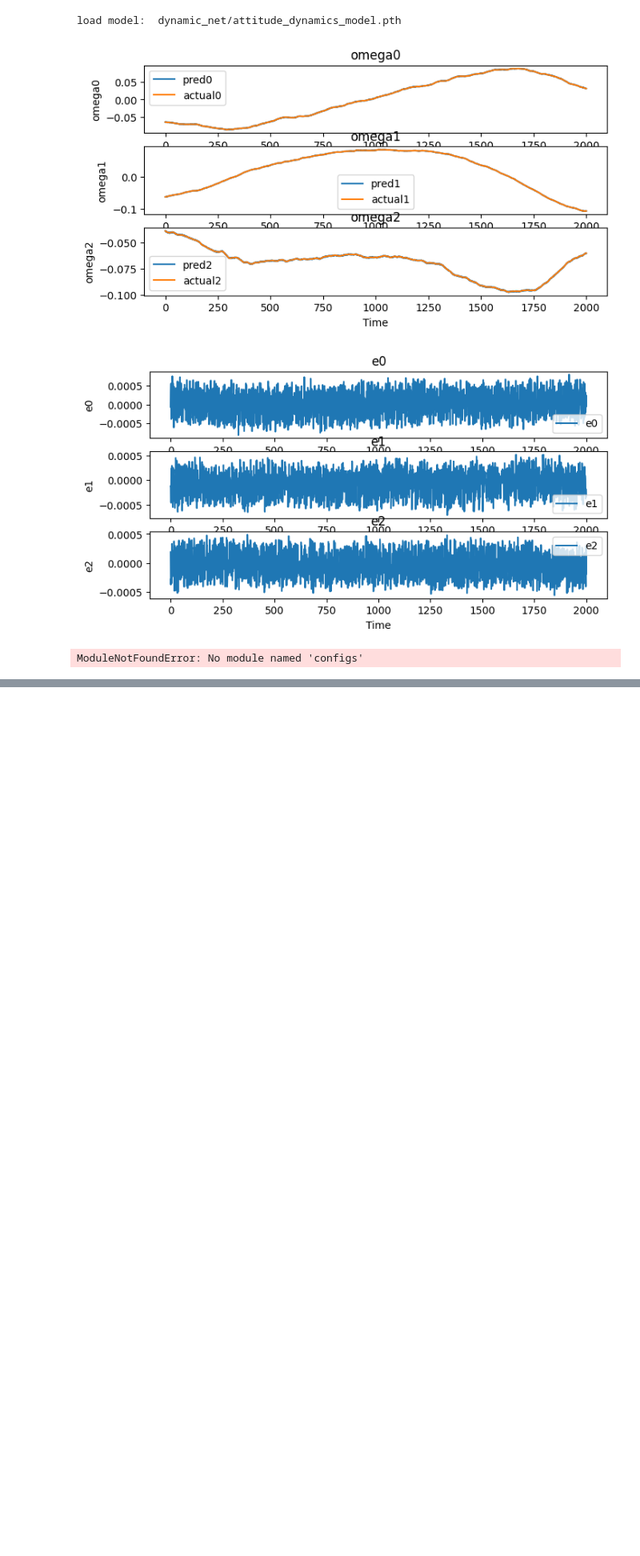
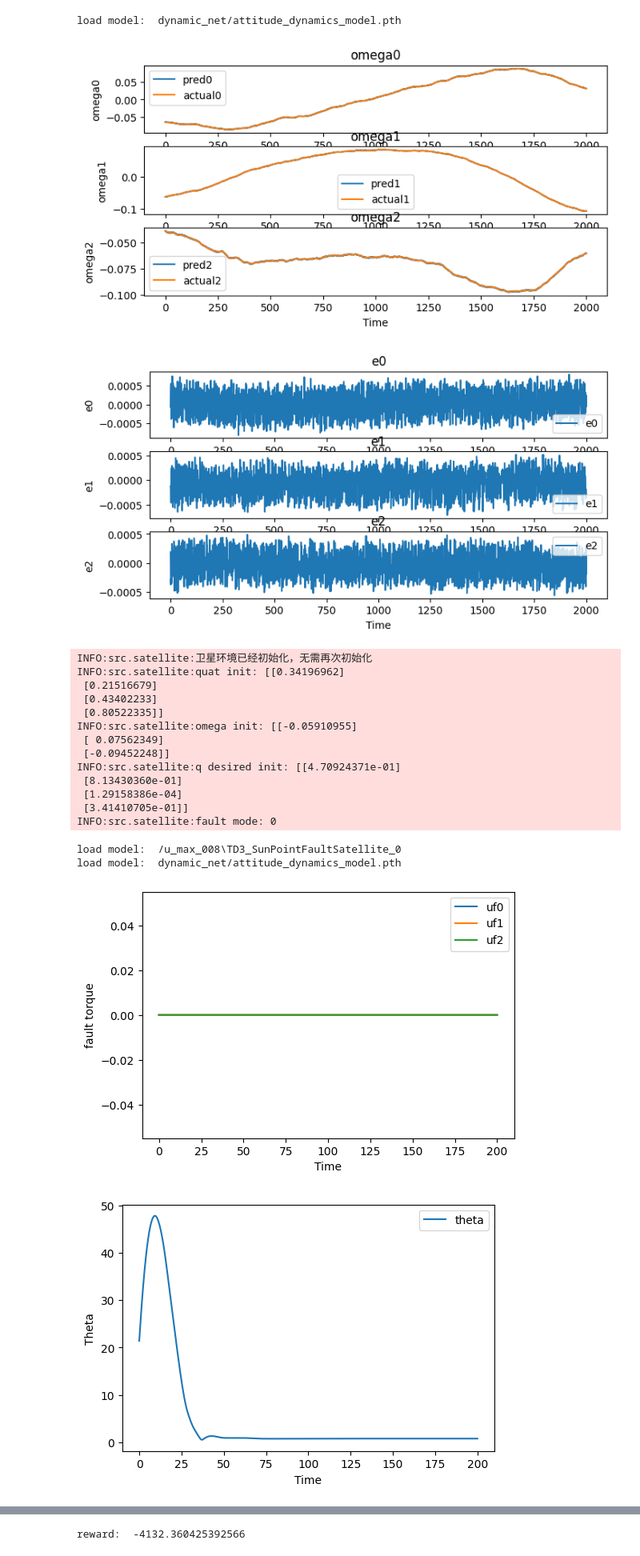
Before and after one commit to heyLancee/AFTC, a Jupyter notebook: deploy/eval.ipynb, the cells around one changed output, grey strips where cells are left out. Shown at 80% size. Cells and saved outputs as stored; diff of their text form; code cells hidden in the pictures; blank space fills up the shorter version.

```diff
--- a/deploy/eval.ipynb
+++ b/deploy/eval.ipynb
@@ -201,7 +201,7 @@ from src.satellite import *
 import src.td3 as td3
 from src.dyn_net import AttitudeDynamicsNN, OUTPUT_NUM
 
-def eval_policy(policy_model_path:str, dyn_hidden_size:List[int], dynamic_net_path:str, env_name:str, seed:int, save_dir:Optional[str]=None, is_plot:bool=False):
+def eval_policy(policy_model_path:str, policy_hidden_size:List[int], dyn_hidden_size:List[int], dynamic_net_path:str, env_name:str, seed:int, save_dir:Optional[str]=None, is_plot:bool=False):
     env_config = EnvConfig()
     env_config.reload()
 
@@ -225,26 +225,12 @@ def eval_policy(policy_model_path:str, dyn_hidden_size:List[int], dynamic_net_pa
     state_dim += td3.STATE_APPEND_NUM
     action_dim = eval_env.action_space.shape[0]
     max_action = float(eval_env.action_space.high[0])
-    discount = 0.99
-    tau = 0.005
-    kwargs = {
-        "state_dim": state_dim,
-        "action_dim": action_dim,
-        "max_action": max_action,
-        "discount": discount,
-        "tau": tau,
-        "hidden_size": [400, 300],
-    }
-    # Initialize policy
-    policy_noise = 0.2
-    noise_clip = 0.5
-    policy_freq = 2
-    kwargs["policy_noise"] = policy_noise * max_action
-    kwargs["noise_clip"] = noise_clip * max_action
-    kwargs["policy_freq"] = policy_freq
-    agent = td3.TD3(**kwargs)
+    actor = td3.Actor(state_dim, action_dim, max_action, policy_hidden_size)
 
-    agent.load(f"../models/{policy_model_path}")
+    device = torch.device("cuda" if torch.cuda.is_available() else "cpu")
+    if policy_model_path!= "":
+        print("load model: ", policy_model_path)
+        actor.load_state_dict(torch.load(f"../models/{policy_model_path}_actor", map_location=device))
 
     # 加载模型
     dynamic_net = AttitudeDynamicsNN(hidden_size=dyn_hidden_size)
@@ -259,7 +245,7 @@ def eval_policy(policy_model_path:str, dyn_hidden_size:List[int], dynamic_net_pa
     state = np.concatenate((state, np.zeros(OUTPUT_NUM)))
 
     while not done:
-        agent_action = agent.select_action(np.array(state))
+        agent_action = actor(torch.tensor(state, dtype=torch.float32).unsqueeze(0)).cpu().detach().numpy().flatten()
         action = np.diag(agent_action) @ eval_env.u_max
 
         net_input = np.concatenate((eval_env.omega.flatten(), (eval_env.C@action).flatten()))
@@ -291,33 +277,50 @@ def eval_policy(policy_model_path:str, dyn_hidden_size:List[int], dynamic_net_pa
             os.mkdir(save_dir)
         df = pd.DataFrame(states, columns=[f'state_{i}' for i in range(len(states[0]))])
         df_uc = pd.DataFrame(actions, columns=[f'u_{i}' for i in range(len(actions[0]))])
         df = pd.concat([df, df_uc], axis=1)
         df["angle"] = angles
         df['reward'] = rewards
 
         if not hasattr(eval_env, "fault_mode"):
             fault_mode = 0
         else:
             fault_mode = eval_env.fault_mode
 
         df.to_csv(f"{save_dir}/eval_{env_name}_{fault_mode}.csv", index=False)
 
     if is_plot:
         eval_env.plot()
 
     return np.sum(rewards)
 
 # 验证
 seed = 1
 env_name = "SunPointFaultSatellite"
 model_path = os.path.join(root_path, "models")
 dynamic_net_path = "dynamic_net/attitude_dynamics_model.pth"
-policy_model_path = "/2025-04-12_10-29-52_1\TD3_SunPointFaultSatellite_1"
+policy_model_path = "/u_max_008\TD3_SunPointFaultSatellite_0"
 dyn_hidden_size = [64, 128]
+policy_hidden_size = [400, 300]
 
 save_dir = ""
 
-reward = eval_policy(policy_model_path, dyn_hidden_size, dynamic_net_path, env_name, seed, save_dir=save_dir, is_plot=True)
+reward = eval_policy(policy_model_path, policy_hidden_size, dyn_hidden_size, dynamic_net_path, env_name, seed, save_dir=save_dir, is_plot=True)
 print("reward: ", reward)
 # %% [output]
-ModuleNotFoundError: No module named 'configs'
+INFO:src.satellite:卫星环境已经初始化，无需再次初始化
+INFO:src.satellite:quat init: [[0.34196962]
+ [0.21516679]
+ [0.43402233]
+ [0.80522335]]
+INFO:src.satellite:omega init: [[-0.05910955]
+ [ 0.07562349]
+ [-0.09452248]]
+INFO:src.satellite:q desired init: [[4.70924371e-01]
+ [8.13430360e-01]
+ [1.29158386e-04]
+ [3.41410705e-01]]
+INFO:src.satellite:fault mode: 0
+load model:  /u_max_008\TD3_SunPointFaultSatellite_0
+load model:  dynamic_net/attitude_dynamics_model.pth
+[figure, added]
+[figure, added]
@@ -323,0 +334 @@ ModuleNotFoundError: No module named 'configs'
+reward:  -4132.360425392566
```
Also changed, not shown: parts of 1 cell of this notebook, 5 other files.
